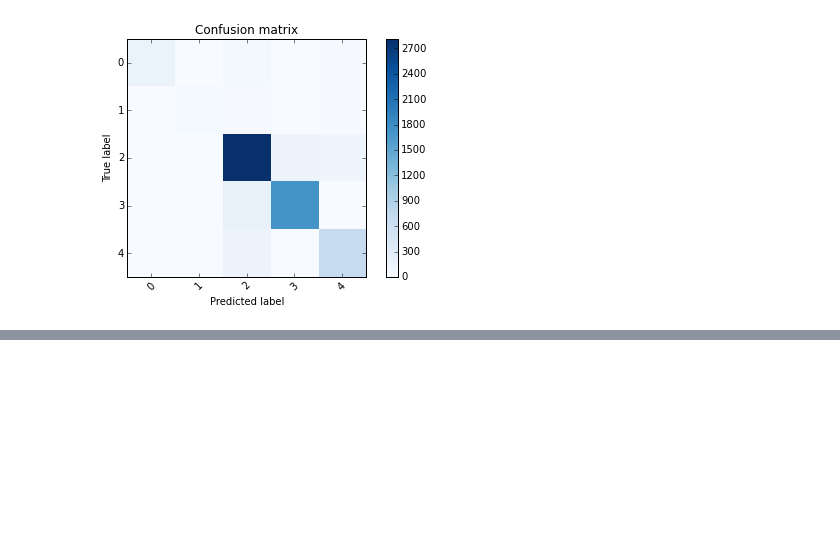
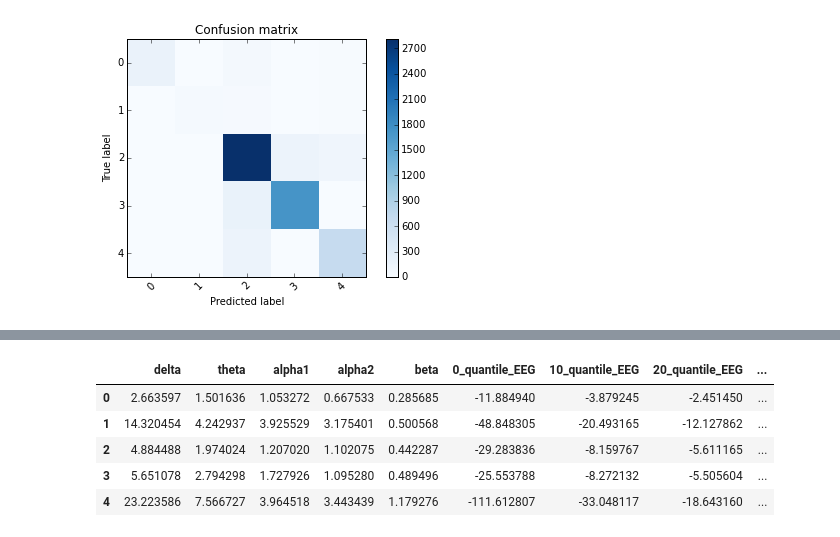
Before and after one commit to sofcalca/sleep, a Jupyter notebook: Boosting.ipynb, the cells around one changed output, grey strips where cells are left out. Saved outputs shown, nothing was run; the diff lists cells and outputs as text; code cells hidden in the pictures; blank space fills up the shorter version.

```diff
--- a/Boosting.ipynb
+++ b/Boosting.ipynb
@@ -18,6 +18,11 @@ frequencies_acc =pd.read_csv(path+"fft_acc.csv")
 
 stats=pd.read_csv(path+"data_stat_feats.csv").drop("Unnamed: 0", axis=1)
 labels=pd.read_csv(path+"challenge_output_data_training_file_sleep_stages_classification.csv", sep=";")
+
+frequencies_test=pd.read_csv(path+"fft_eeg_test.csv")
+frequencies_acc_test=pd.read_csv(path+"fft_acc_test.csv")
+
+stats_test=pd.read_csv(path+"data_stat_feats_test.csv").drop("Unnamed: 0", axis=1)
 # %%
 def select_freq_names(low, high, X_columns, prefix = ''):
     return [name for name in X_columns
@@ -62,12 +68,14 @@ def regroup_acc_freq (frequencies_acc):
         group_frequencies(prefix+"two_to_three",2.01,3, frequencies_acc,prefix)
         group_frequencies(prefix+"three_to_four",3.01,4, frequencies_acc,prefix)
         group_frequencies(prefix+"more_four",4,10, frequencies_acc,prefix)
-regroup_acc_freq (frequencies_acc)
-
+#regroup_acc_freq (frequencies_acc)
+regroup_acc_freq(frequencies_acc_test)
 prefixes = ['ACC_X.','ACC_Y.','ACC_Z.']
-frequencies_acc = frequencies_acc[[prefix+ x for x in["smaller_one","one_to_two","two_to_three",'more_four']for prefix in prefixes]]
+#frequencies_acc = frequencies_acc[[prefix+ x for x in["smaller_one","one_to_two","two_to_three",'more_four']for prefix in prefixes]]
+frequencies_acc_test = frequencies_acc_test[[prefix+ x for x in["smaller_one","one_to_two","two_to_three",'more_four']for prefix in prefixes]]
 # %%
-train = pd.concat([frequencies[new_feat], stats, frequencies_acc], axis=1)
+#train = pd.concat([frequencies[new_feat], stats, frequencies_acc], axis=1)
+test= pd.concat([frequencies_test[new_feat], stats_test, frequencies_acc_test], axis=1)
 # %%
 train.describe()
 # %% [output]
@@ -261,0 +316,9 @@ True
+# %%
+test.head()
+# %% [output]
+|  | delta | theta | alpha1 | alpha2 | beta | 0_quantile_EEG | 10_quantile_EEG | 20_quantile_EEG | ... |
+| 0 | 2.663597 | 1.501636 | 1.053272 | 0.667533 | 0.285685 | -11.884940 | -3.879245 | -2.451450 | ... |
+| 1 | 14.320454 | 4.242937 | 3.925529 | 3.175401 | 0.500568 | -48.848305 | -20.493165 | -12.127862 | ... |
+| 2 | 4.884488 | 1.974024 | 1.207020 | 1.102075 | 0.442287 | -29.283836 | -8.159767 | -5.611165 | ... |
+| 3 | 5.651078 | 2.794298 | 1.727926 | 1.095280 | 0.489496 | -25.553788 | -8.272132 | -5.505604 | ... |
+| 4 | 23.223586 | 7.566727 | 3.964518 | 3.443439 | 1.179276 | -111.612807 | -33.048117 | -18.643160 | ... |
```
Also changed, not shown: parts of 8 cells of this notebook.
